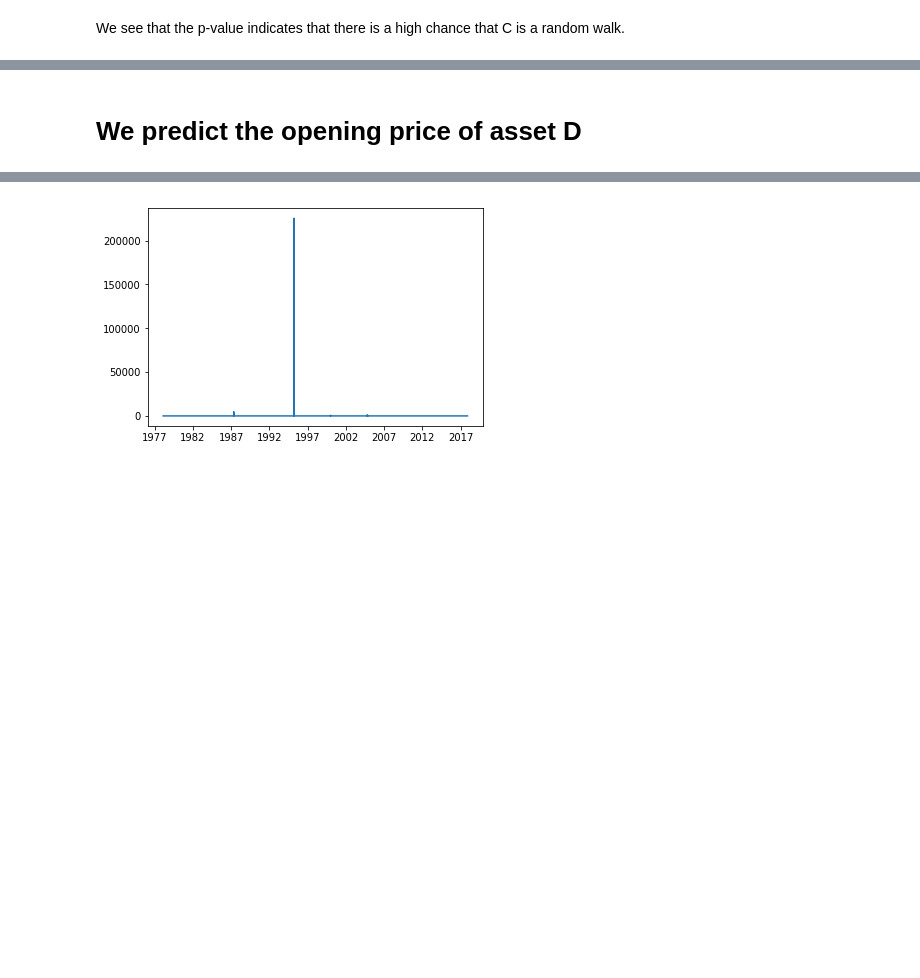
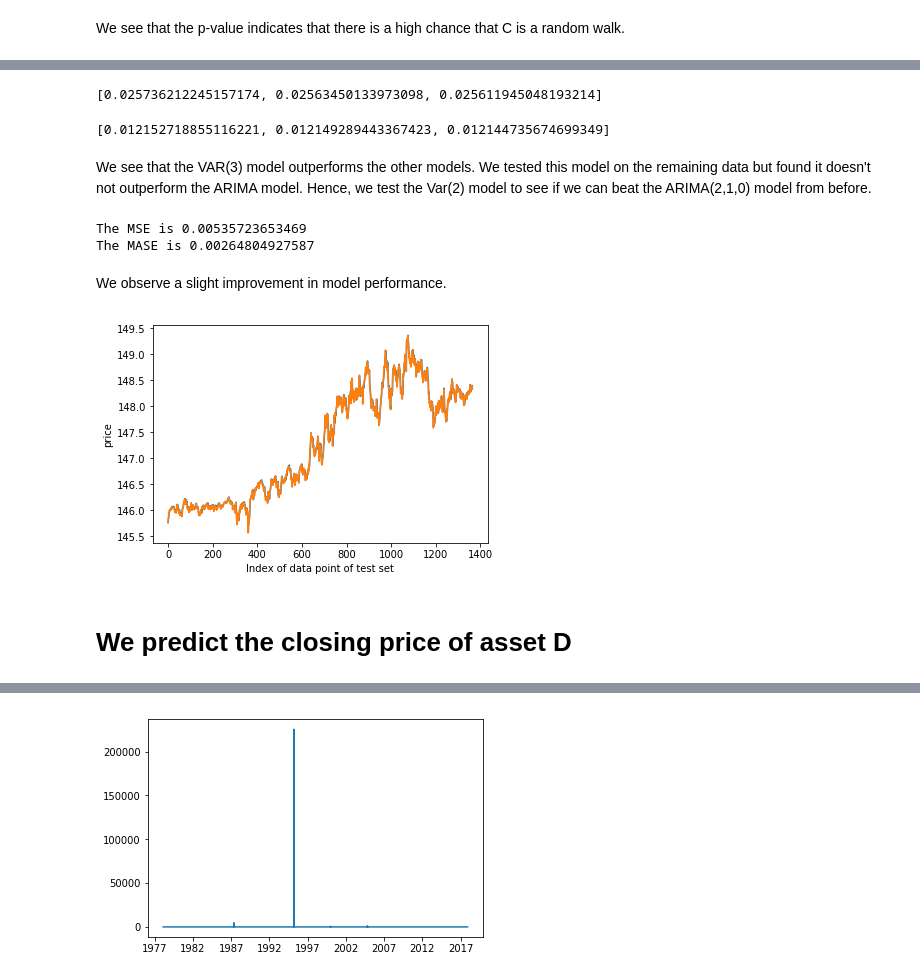
Before and after one commit to jwelliav/Cabestan_research_project, a Jupyter notebook: Time Series EDA.ipynb, the cells around one changed output, grey strips where cells are left out. Saved outputs shown, nothing was run; the diff lists cells and outputs as text; code cells hidden in the pictures; blank space fills up the shorter version.

```diff
--- a/Time Series EDA.ipynb
+++ b/Time Series EDA.ipynb
@@ -819,0 +998,3 @@ The mean absolute scaled error is 0.00338127179786
+# %%
+l = list(C_ret.columns)
+test, predictions = VAR_rolling_forecast(C_ret,l,8,split = 0.8)
@@ -820,5 +1024,31 @@ The mean absolute scaled error is 0.00338127179786
+# %%
+MSE_list
+# %% [output]
+[0.025736212245157174, 0.02563450133973098, 0.025611945048193214]
+# %%
+MASE_list
+# %% [output]
+[0.012152718855116221, 0.012149289443367423, 0.012144735674699349]
+# %% [markdown]
+We see that the VAR(3) model outperforms the other models. We tested this model on the remaining data but found it doesn't not outperform the ARIMA model. Hence, we test the Var(2) model to see if we can beat the ARIMA(2,1,0) model
+from before.
+# %%
+test, predictions = VAR_rolling_forecast(C_ret,l,2,0.8)
+size = int(len(C_ret)*0.80)
+test,predictions = recover_asset_predictions(C['cl_C'],size,test,predictions)
+print("The MSE is " + str(MSE(test,predictions)))
+print("The MASE is " + str(MASE(test,predictions)))
+# %% [output]
+The MSE is 0.00535723653469
+The MASE is 0.00264804927587
+# %% [markdown]
+We observe a slight improvement in model performance.
+# %%
+plot_predictions(test,predictions)
+# %% [output]
+[figure, added]
 # %% [markdown]
-# We predict the opening price of asset D
+# We predict the closing price of asset D
 # %%
 D.isnull().sum()
 # %% [output]
```
Also changed, not shown: parts of 87 cells of this notebook.
